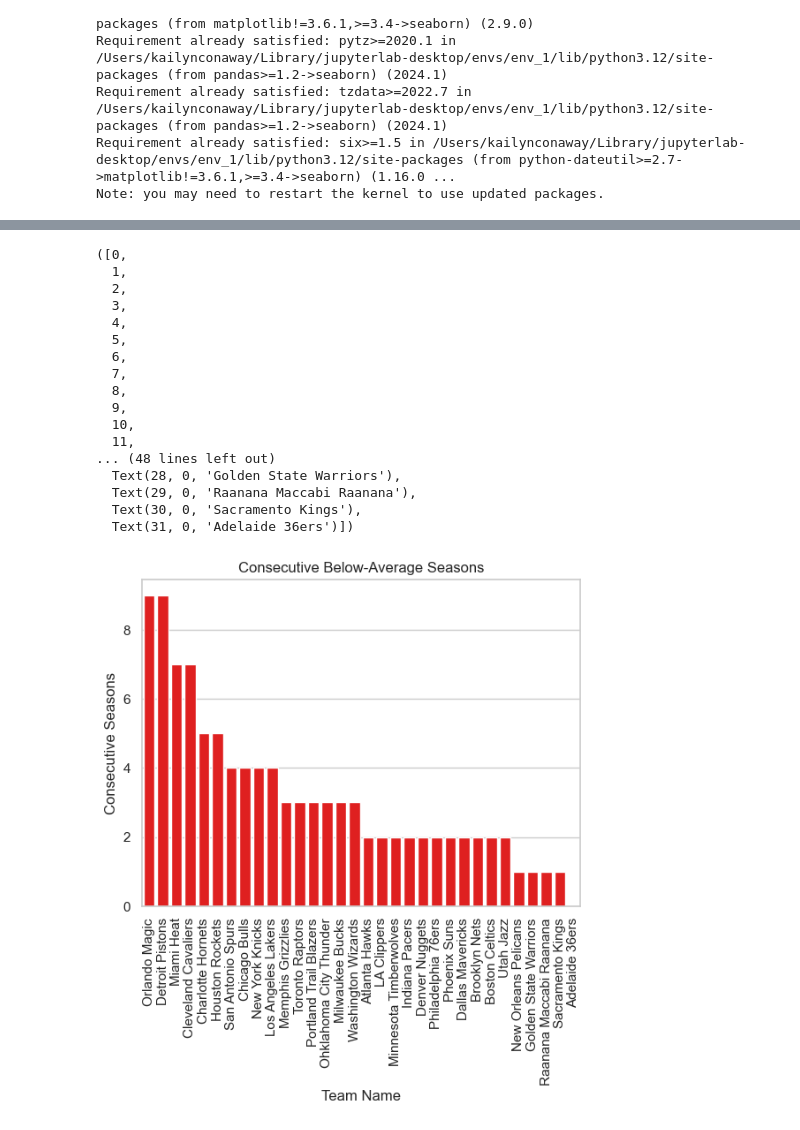
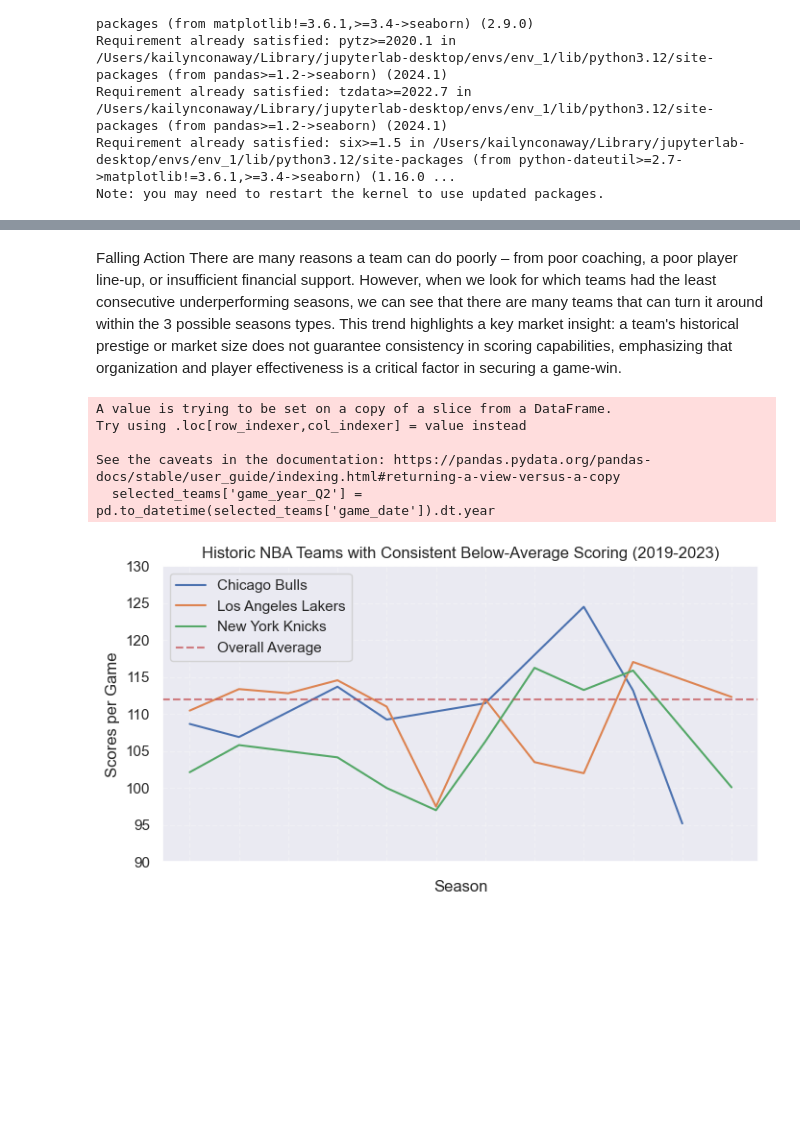
Before and after one commit to thezachdrake/UMD-INST627-Fall2024, a Jupyter notebook: Untitled.ipynb, the cells around one changed output, grey strips where cells are left out. Cells and saved outputs as stored; diff of their text form; code cells hidden in the pictures; blank space fills up the shorter version.

```diff
--- a/Untitled.ipynb
+++ b/Untitled.ipynb
@@ -267,27 +435,47 @@ plt.show()
+# %% [markdown]
+Falling Action
+There are many reasons a team can do poorly – from poor coaching, a poor player line-up, or insufficient financial support.  However, when we look for which teams had the least consecutive underperforming seasons, we can see that there are many teams that can turn it around within the 3 possible seasons types. This trend highlights a key market insight: a team's historical prestige or market size does not guarantee consistency in scoring capabilities, emphasizing that organization and player effectiveness is a critical factor in securing a game-win.
 # %%
-season_data = [['Orlando Magic', 9], ['Detroit Pistons', 9], ['Miami Heat', 7], ['Cleveland Cavaliers', 7], ['Charlotte Hornets', 5], ['Houston Rockets', 5], ['San Antonio Spurs', 4], ['Chicago Bulls', 4], ['New York Knicks', 4], ['Los Angeles Lakers', 4], ['Memphis Grizzlies', 3], ['Toronto Raptors', 3], ['Portland Trail Blazers', 3], ['Ohklahoma City Thunder', 3], ['Milwaukee Bucks', 3], ['Washington Wizards', 3], ['Atlanta Hawks', 2], ['LA Clippers', 2], ['Minnesota Timberwolves', 2], ['Indiana Pacers', 2], ['Denver Nuggets', 2], ['Philadelphia 76ers', 2], ['Phoenix Suns', 2], ['Dallas Mavericks', 2], ['Brooklyn Nets', 2], ['Boston Celtics', 2], ['Utah Jazz', 2], ['New Orleans Pelicans', 1], ['Golden State Warriors', 1], ['Raanana Maccabi Raanana', 1], ['Sacramento Kings', 1], ['Adelaide 36ers', 0]]
-consecutive_underperformance = pd.DataFrame(season_data, columns=['team_name', 'consecutive_seasons'])
-ax= sns.barplot(x='team_name', y='consecutive_seasons', data=consecutive_underperformance, color='red')
-ax.set_title('Consecutive Below-Average Seasons')
-ax.set_ylabel('Consecutive Seasons')
-ax.set_xlabel('Team Name')
-plt.xticks(rotation=90)
+season_avg = pd.concat([games_recent_5yrs['pts_home'], games_recent_5yrs['pts_away']]).mean()
+
+home_games = games_recent_5yrs[['season_id', 'team_id_home', 'team_name_home', 'pts_home', 'game_date']].rename(columns={
+    'team_id_home': 'team_id',
+    'team_name_home': 'team_name',
+    'pts_home': 'points'
+})
+away_games = games_recent_5yrs[['season_id', 'team_id_away', 'team_name_away', 'pts_away', 'game_date']].rename(columns={
+    'team_id_away': 'team_id',
+    'team_name_away': 'team_name',
+    'pts_away': 'points'
+})
+all_games = pd.concat([home_games, away_games])
+
+team_season_avg = all_games.groupby(['season_id', 'team_id', 'team_name', 'game_date'])['points'].mean().reset_index()
+selected_teams = team_season_avg[team_season_avg['team_name'].isin(['Chicago Bulls', 'New York Knicks', 'Los Angeles Lakers'])]
+selected_teams['game_year_Q2'] = pd.to_datetime(selected_teams['game_date']).dt.year
+
+yearly_avg_by_team = selected_teams.groupby(['game_year_Q2', 'season_id', 'team_name'])['points'].mean().reset_index()
+yearly_avg_by_team = yearly_avg_by_team.sort_values('game_year_Q2')
+
+plt.figure(figsize=(8, 4))
+sns.lineplot(data=yearly_avg_by_team, x='season_id', y='points', hue='team_name', errorbar=None)
+
+plt.axhline(y=season_avg, color='r', linestyle='--', label='Overall Average', alpha=0.7)
+plt.ylim(90,130)
+
+plt.title('Historic NBA Teams with Consistent Below-Average Scoring (2019-2023)')
+plt.xlabel('Season')
+plt.ylabel('Scores per Game')
+plt.xticks(ticks=plt.xticks()[0], labels=[])
+
+plt.grid(True, linestyle='--', alpha=0.3)
+plt.legend()
+
+plt.show()
 # %% [output]
-([0,
-  1,
-  2,
-  3,
-  4,
-  5,
-  6,
-  7,
-  8,
-  9,
-  10,
-  11,
-... (48 lines left out)
-  Text(28, 0, 'Golden State Warriors'),
-  Text(29, 0, 'Raanana Maccabi Raanana'),
-  Text(30, 0, 'Sacramento Kings'),
-  Text(31, 0, 'Adelaide 36ers')])
+A value is trying to be set on a copy of a slice from a DataFrame.
+Try using .loc[row_indexer,col_indexer] = value instead
+
+See the caveats in the documentation: https://pandas.pydata.org/pandas-docs/stable/user_guide/indexing.html#returning-a-view-versus-a-copy
+  selected_teams['game_year_Q2'] = pd.to_datetime(selected_teams['game_date']).dt.year
-[figure, old version]
+[figure, new version]
```
Also changed, not shown: parts of 73 cells of this notebook.
